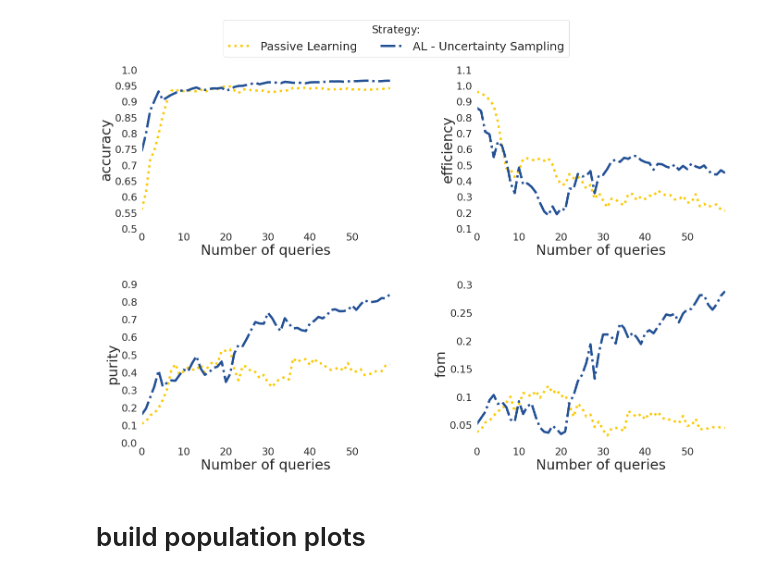
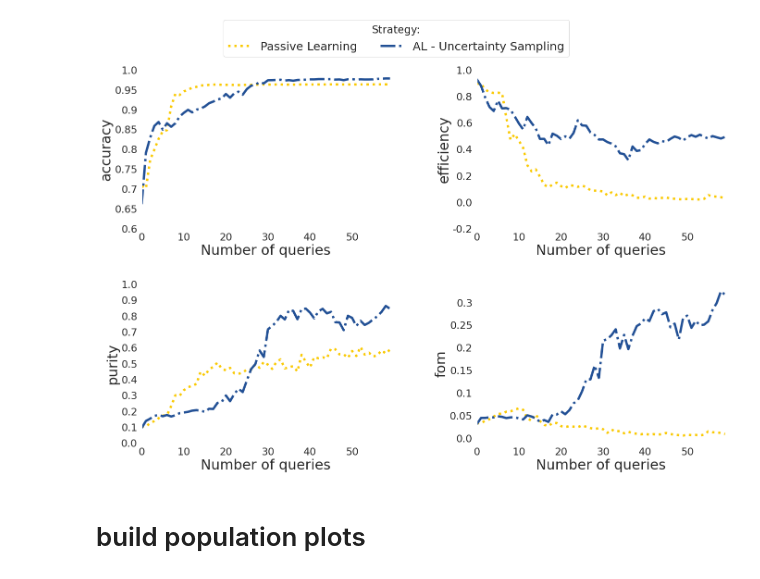
Before and after one commit to emilleishida/fink-sn-al-randomforest, a Jupyter notebook: explore_results.ipynb, the cells around one changed output. Cells and saved outputs as stored; diff of their text form; code cells hidden in the pictures.

Commit message:
final results

```diff
--- a/explore_results.ipynb
+++ b/explore_results.ipynb
@@ -27,28 +9,30 @@ data
 # %%
-v = 0
+v = 1
 
 strategies_list = ['RandomSampling', 'UncSampling']
 
-path_to_files = ['results/RandomSampling/metrics/metrics_RandomSampling_v' + str(v) + '.dat',
-                'results/UncSampling/metrics/metrics_UncSampling_v' + str(v) + '.dat']
+dirname = 'results_42876'
 
-output_fname = 'plots/metrics_' + str(v) + '.png'
+path_to_files = [dirname + '/RandomSampling/metrics/metrics_RandomSampling_v' + str(v) + '.dat',
+                 dirname + '/UncSampling/metrics/metrics_UncSampling_v' + str(v) + '.dat']
+
+output_fname = 'plots/metrics_42876_' + str(v) + '.png'
 
 # create Canvas object
 cv = Canvas()
 
 # load data
 cv.load_metrics(path_to_files=path_to_files,
                 strategies_list=strategies_list)
 
 # set plot dimensions
 cv.set_plot_dimensions()
 
 # save plot to file
 cv.plot_metrics(output_plot_file=output_fname,
                 strategies_list=strategies_list)
 # %% [output]
-[figure, old version]
+[figure, new version]
 # %% [markdown]
 # build population plots
 # %%
```
Also changed, not shown: parts of 5 cells of this notebook, 3 other files.
